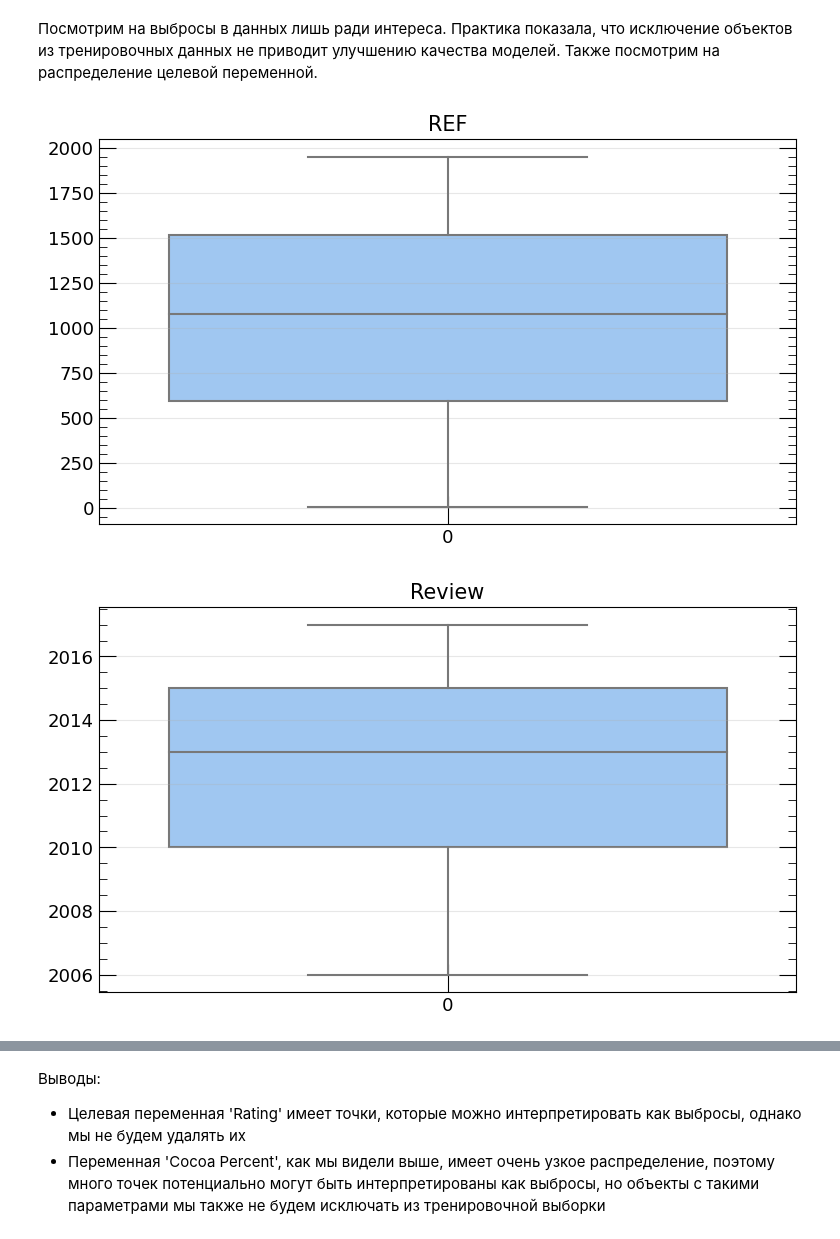
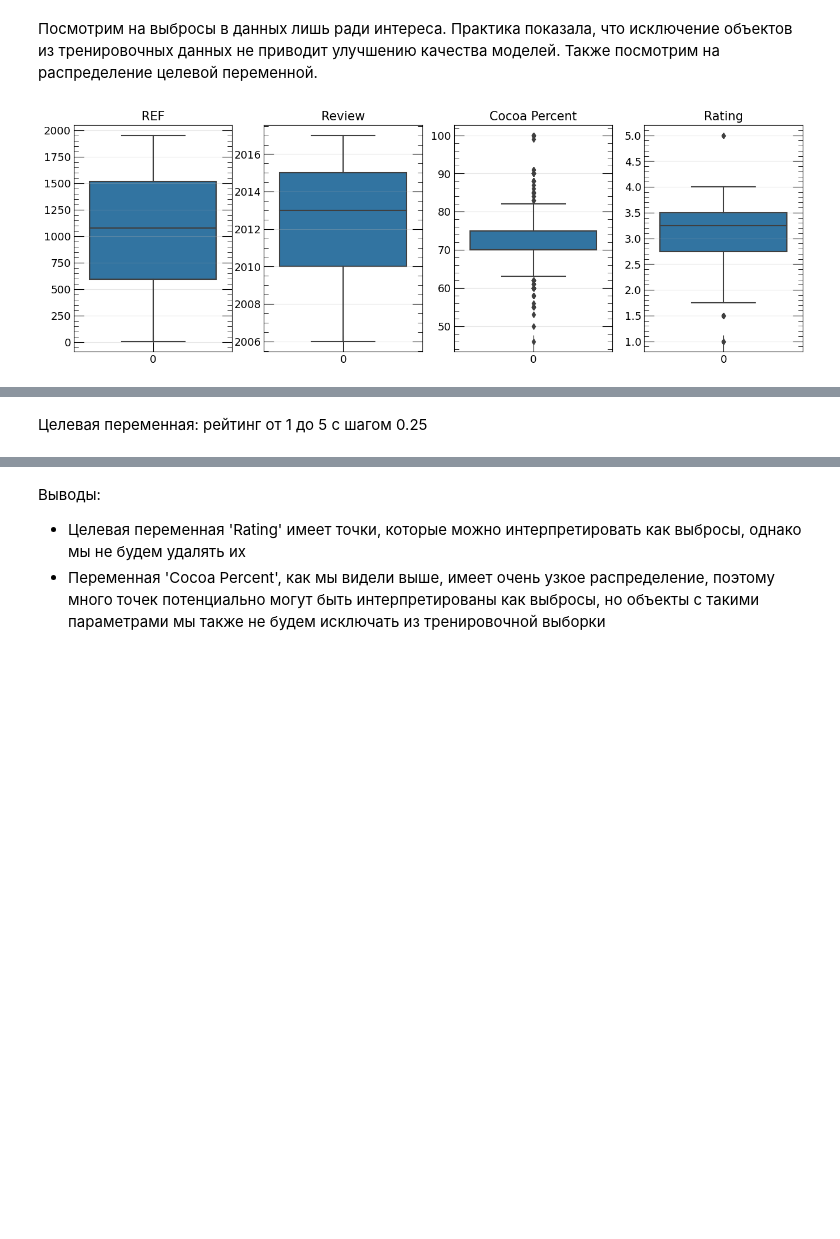
Before and after one commit to Sirnobaka/Chocolate_Competition, a Jupyter notebook: Notebook.ipynb, the cells around one changed output, grey strips where cells are left out. Saved outputs shown, nothing was run; the diff lists cells and outputs as text; code cells hidden in the pictures; blank space fills up the shorter version.

```diff
--- a/Notebook.ipynb
+++ b/Notebook.ipynb
@@ -312,11 +314,13 @@ cramersv.fit()
 # %%
 cat_cols = df_train.columns[df_train.dtypes == 'object']
 num_cols = df_train.columns[df_train.dtypes != 'object']
 
-for col in num_cols:
-    sns.boxplot(df_train[col])
-    plt.title(col)
-    plt.show()
+fig, ax = plt.subplots(1, 4, figsize=(16, 5))
+
+for i, col in enumerate(num_cols):
+    sns.boxplot(df_train[col], ax=ax[i])
+    ax[i].set_title(col)
+
+plt.show()
 # %% [output]
-[figure, old version]
+[figure, new version]
-[figure, removed]
@@ -325 +327,3 @@ for col in num_cols:
+# %% [markdown]
+Целевая переменная: рейтинг от 1 до 5 с шагом 0.25
 # %%
```
Also changed, not shown: parts of 97 cells of this notebook.
